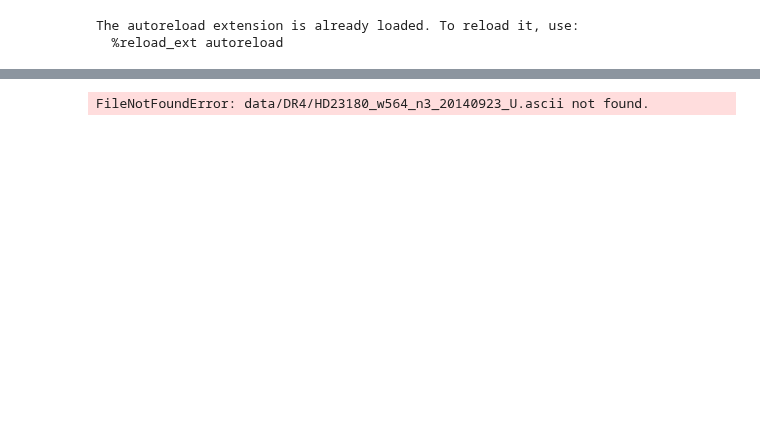
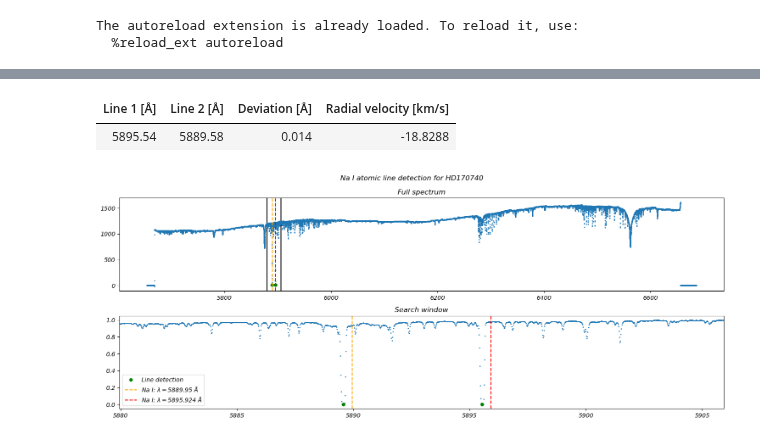
Before and after one commit to JvZeijl/brp-edibles, a Jupyter notebook: atomic_lines.ipynb, the cells around one changed output, grey strips where cells are left out. Saved outputs shown, nothing was run; the diff lists cells and outputs as text; code cells hidden in the pictures; blank space fills up the shorter version.

Commit message:
partially fix atomic line code

```diff
--- a/atomic_lines.ipynb
+++ b/atomic_lines.ipynb
@@ -42,57 +40,28 @@ CA_I_LINES = [
 CA_II_LINES = [
     # TODO
 ]
-# %%
-def load_spectrum(datafile: str):
-    wvl, flux = np.loadtxt(datafile, usecols=(0, 3), unpack=True, skiprows=1)
-    target_name = path.basename(datafile).split('_')[0]
-
-    return Spectrum(target_name, wvl, flux)
-
-def load_fits_to_spectrum(target_dir: str):
-    sub_spectra = []
-
-    for band_dir in list_directories(target_dir):
-        for datafile in list_files(band_dir):
-            if not datafile.endswith('.fits'):
-                print(f'[WARNING]: skipping unexpected datafile: {datafile}')
-                continue
-
-            with fits.open(datafile) as hdulist:
-                header = hdulist[0].header
-                target = header['OBJECT']
-                starting_wvl = header['CRVAL1']
-                stepsize_wvl = header['CDELT1']
-
-                flux = hdulist[0].data
-                wavelength = np.arange(0, len(flux), 1) * stepsize_wvl + starting_wvl
-                flux[np.abs(flux) > 1.01 * np.median(flux)] = np.median(flux)
-
-                fig, ax = plt.subplots(1, 1, figsize=(15,3))
-                spectrum = Spectrum(target, wavelength, flux).normalize(1, ax)
-                sub_spectra.append(spectrum)
-
-    return sub_spectra
-
-# hd23180 = load_fits_to_spectrum('data/fits/HD23180')
-# spectra = [load_fits_to_spectrum(target_dir) for target_dir in tqdm(list_directories(path.join(DATA_FOLDER, 'fits')), 'Loading spectra')]
-
-hd23180 = load_spectrum('data/ascii/HD185859/')
-spectra = [load_spectrum(datafile) for datafile in tqdm(list_files(path.join(DATA_FOLDER, 'DR4')), 'Loading spectra')]
-# %% [output]
-FileNotFoundError: data/DR4/HD23180_w564_n3_20140923_U.ascii not found.
+# %%
+def load_target(target_dir: str) -> list[FitsSpectrum]:
+    return [FitsSpectrum(datafile) for band_dir in list_directories(target_dir) for datafile in list_files(band_dir)]
+
+hd170740_spectra = load_target('data/fits/HD170740')
+hd170740_w564 = FitsSpectrum('data/fits/HD170740/RED_564/HD170740_w564_n9_20160612_U.fits')
 # %%
 fig, axes = plt.subplots(nrows=2, ncols=1, figsize=(15, 6))
-na_line_pairs = hd23180.identify_atomic_line(
+na_line_pairs = hd170740_w564.identify_atomic_line(
     NA_I_LINES[0], NA_I_LINES[1],
     axes=axes, draw_expected=True,
     output_difference=True,
     output_radial_velocity=True
 )
 
-fig.suptitle(f'Na I atomic line detection for {hd23180.target}')
+fig.suptitle(f'Na I atomic line detection for {hd170740_w564.target}')
 fig.tight_layout()
 
 tabulate(na_line_pairs, ['Line 1 [Å]', 'Line 2 [Å]', 'Deviation [Å]', 'Radial velocity [km/s]'], tablefmt='html')
+# %% [output]
+| Line 1 [Å] | Line 2 [Å] | Deviation [Å] | Radial velocity [km/s] |
+| 5895.54 | 5889.58 | 0.014 | -18.8288 |
+[figure, added]
 # %%
 fig, axes = plt.subplots(nrows=2, ncols=1, figsize=(15, 6))
```
Also changed, not shown: parts of 12 cells of this notebook, 1 other file.
